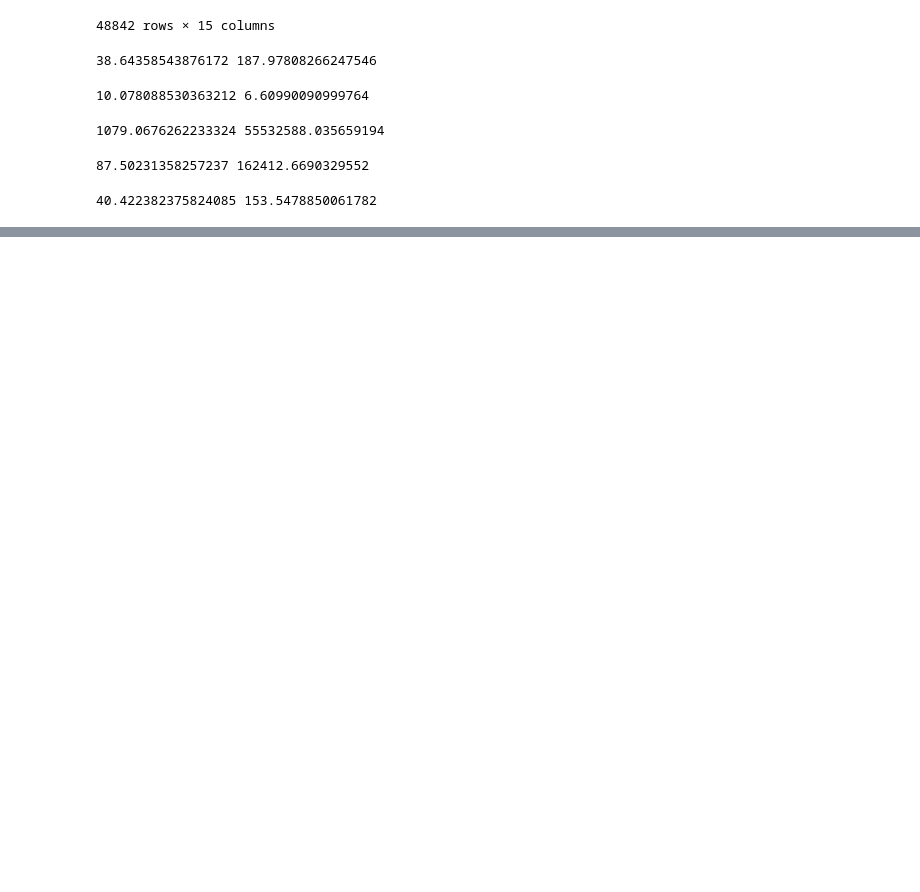
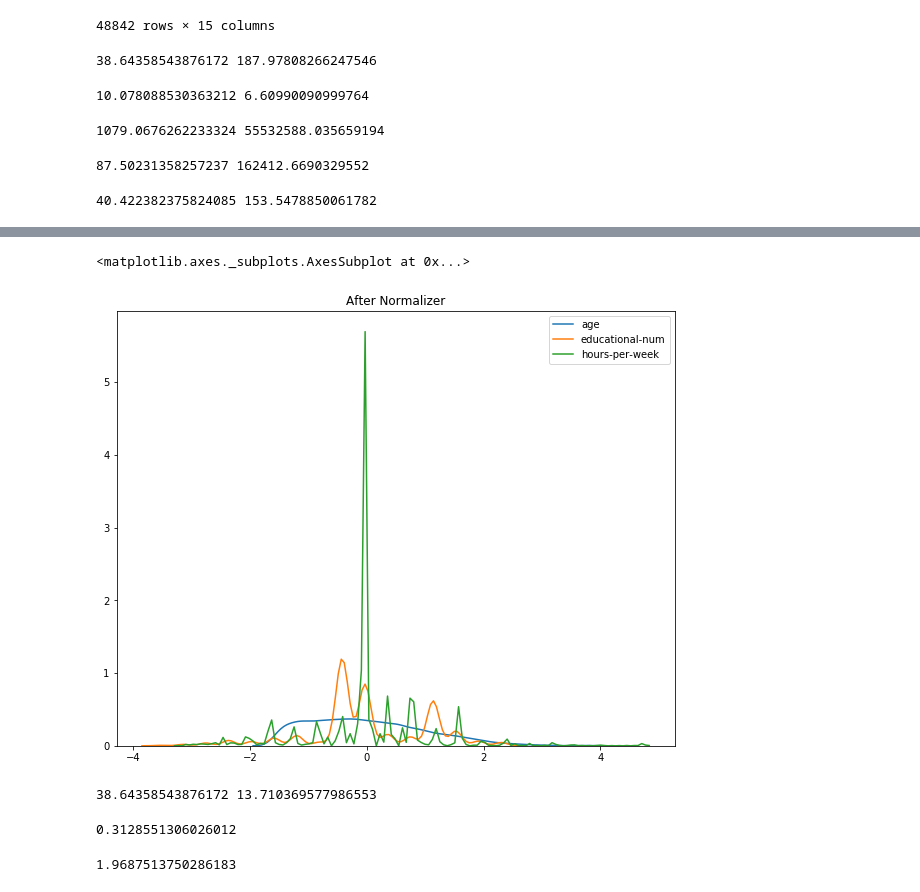
Before and after one commit to arjunvuppala123/sds-project, a Jupyter notebook: sdsproject.ipynb, the cells around one changed output, grey strips where cells are left out. Saved outputs shown, nothing was run; the diff lists cells and outputs as text; code cells hidden in the pictures; blank space fills up the shorter version.

```diff
--- a/sdsproject.ipynb
+++ b/sdsproject.ipynb
@@ -365,0 +485,15 @@ print(hwmean,hwvar)
+# %%
+n_scaler = preprocessing.Normalizer()
+data_n = n_scaler.fit_transform(data)
+
+data_n = pd.DataFrame(data_n, columns=col_names)
+
+fig, (ax1) = plt.subplots(ncols=1, figsize=(10, 8))
+ax1.set_title('After Normalizer')
+
+sns.kdeplot(data_s['age'], ax=ax1)
+sns.kdeplot(data_s['educational-num'], ax=ax1)
+sns.kdeplot(data_s['hours-per-week'], ax=ax1)
+# %% [output]
+<matplotlib.axes._subplots.AxesSubplot at 0x...>
+[figure, added]
@@ -365,0 +504,22 @@ print(hwmean,hwvar)
+# %%
+sigma = age.std(ddof=0)
+print(agemean,sigma)
+# %% [output]
+38.64358543876172 13.710369577986553
+# %%
+z_critical = 1.96
+x_bar = 40
+N = 10
+SE = sigma/np.sqrt(N)
+z_stat = (x_bar - agemean)/SE
+print(z_stat)
+#Since z_stat is less than z_critical we accept the null hypothesis and reject the althernative. Statistically, we say the sample mean is no different than the population mean and thus the sample is drawn from the population. But what if the sample size was larger? Let's redo the calculation with N=30
+# %% [output]
+0.3128551306026012
+# %%
+N = 396
+SE = sigma/np.sqrt(N)
+z_stat = (x_bar - agemean)/SE
+print(z_stat)
+# %% [output]
+1.9687513750286183
```
Also changed, not shown: parts of 17 cells of this notebook.
